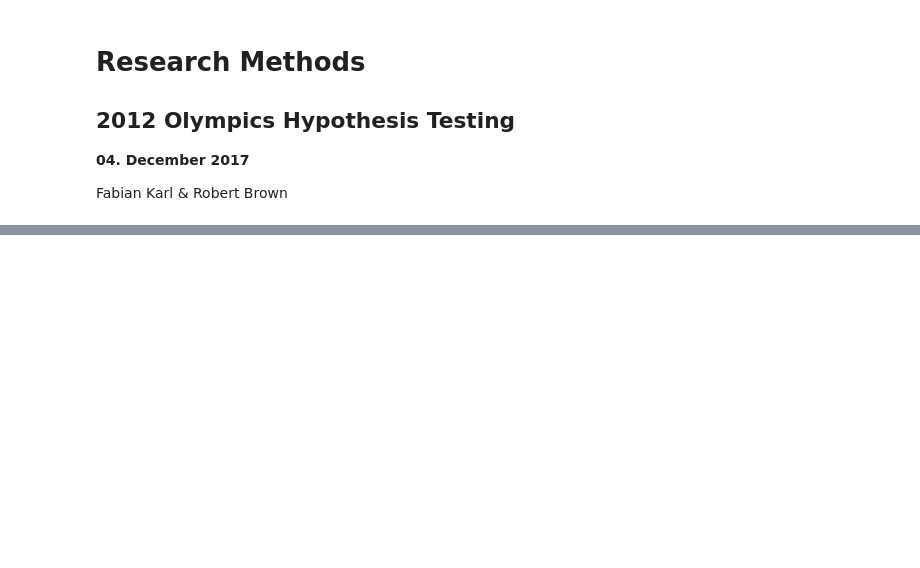
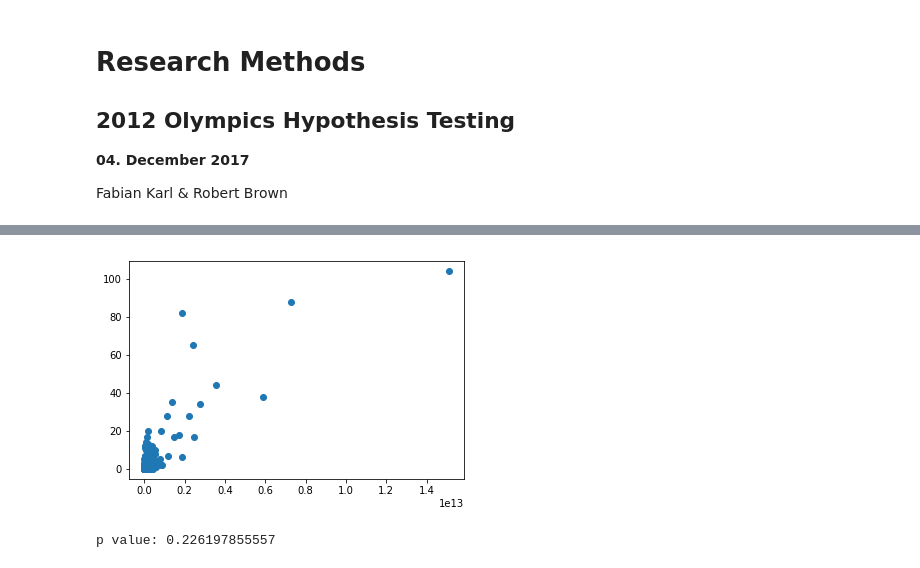
Before and after one commit to rab170/research-methods, a Jupyter notebook: olympics-hypothesis-testing/hypothesis_testing.ipynb, the cells around one changed output, grey strips where cells are left out. Cells and saved outputs as stored; diff of their text form; code cells hidden in the pictures; blank space fills up the shorter version.

```diff
--- a/olympics-hypothesis-testing/hypothesis_testing.ipynb
+++ b/olympics-hypothesis-testing/hypothesis_testing.ipynb
@@ -49,0 +49,11 @@ array([[ 1.        ,  0.89274425],
+# %%
+fig, ax = plt.subplots()
+ax.scatter(df['GDP.2011'], df['Total'])
+plt.show()
+
+r = np.corrcoef(df['GDP.2011'], df['Total'])[0][1]
+z = fisher_transform(r)
+print 'p value: {0}'.format(2*stats.norm.sf(z))
+# %% [output]
+[figure, added]
+p value: 0.226197855557
```
Also changed, not shown: parts of 25 cells of this notebook.
